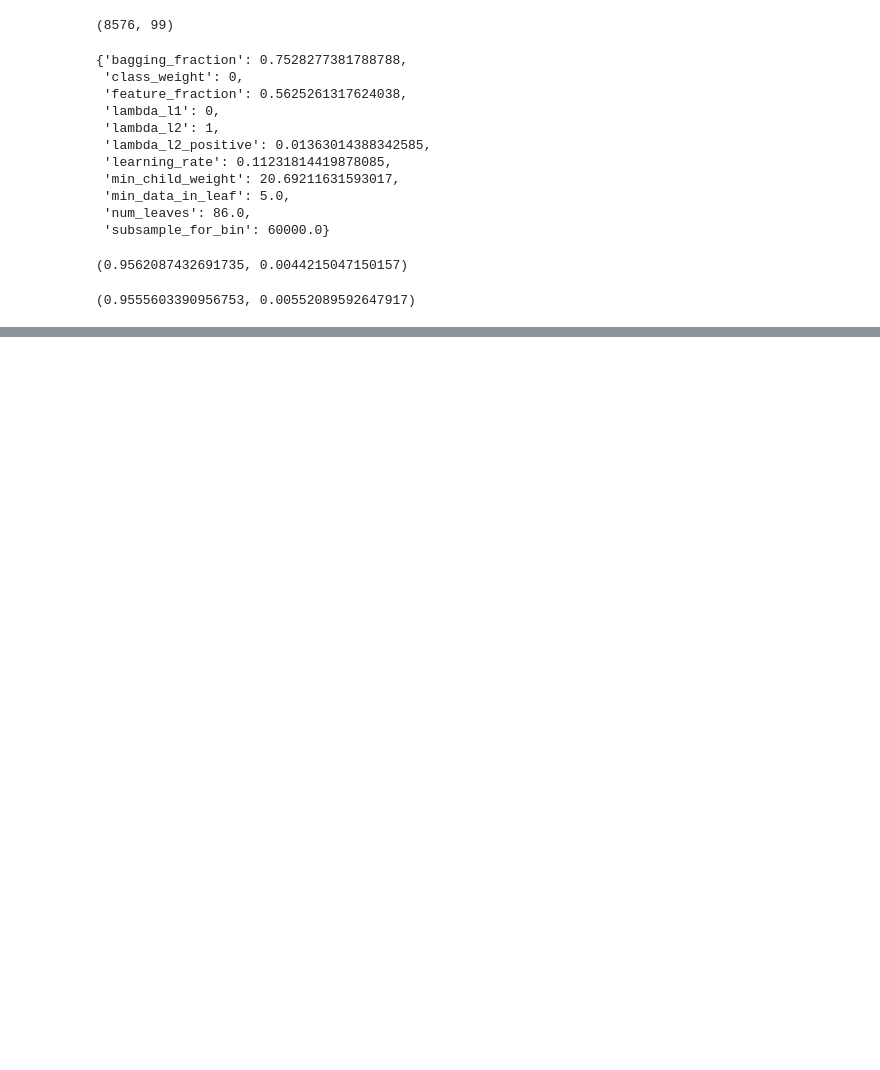
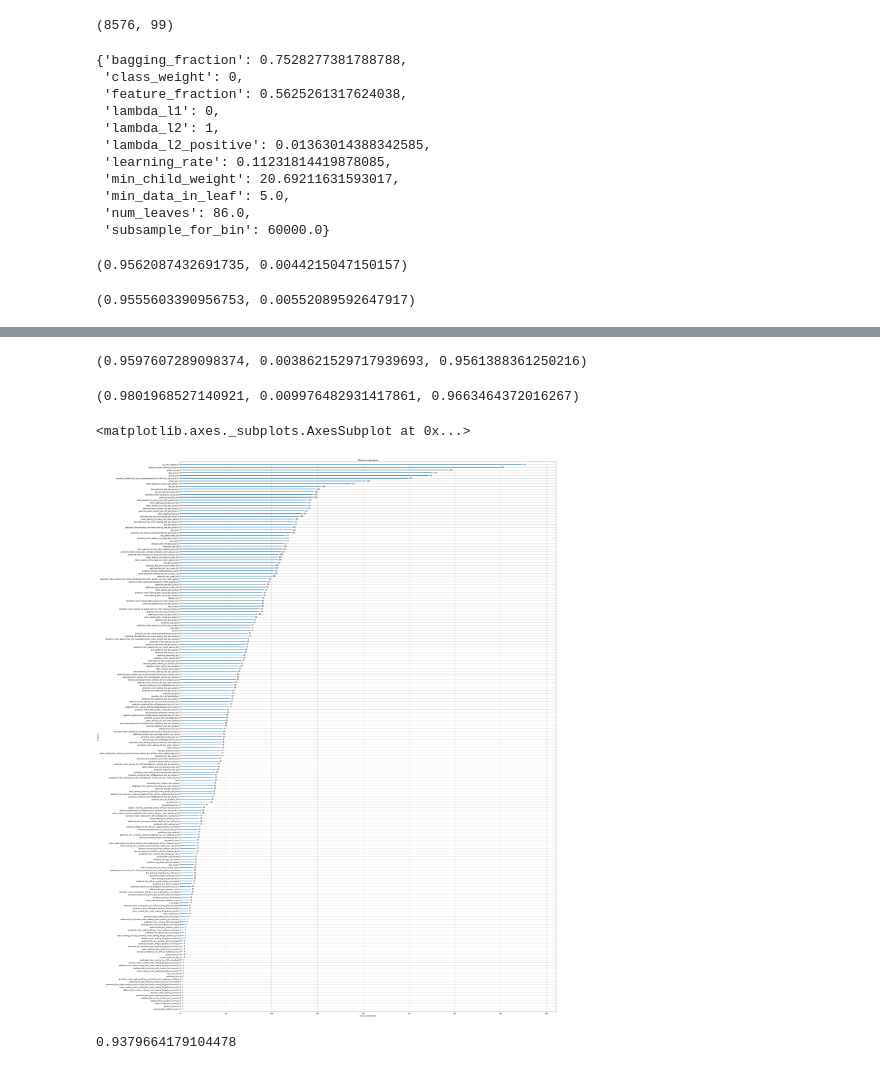
Before and after one commit to heshanpadmasiri/ride-fare, a Jupyter notebook: lightGBM.ipynb, the cells around one changed output, grey strips where cells are left out. Cells and saved outputs as stored; diff of their text form; code cells hidden in the pictures; blank space fills up the shorter version.

```diff
--- a/lightGBM.ipynb
+++ b/lightGBM.ipynb
@@ -27,6 +28,7 @@ test_df = pd.read_csv('test_df_final.csv')
 submission_df = pd.read_csv('sample_submission.csv')
 # %%
 train_df = train_df.fillna(value=0)
+train_df_balanced = train_df_balanced.fillna(value=0)
 test_df = test_df.fillna(value=0)
 # %%
 train_df.head()
@@ -260,0 +267,32 @@ stacking_train_df.to_csv('stacking_train_df.csv',index=False)
+# %%
+features = test_df.columns
+df_train_X = train_df[features]
+df_test_X = test_df[features]
+df_train_balanced_X = train_df_balanced[features]
+y = train_df['label'].values
+y_balanced = train_df_balanced['label'].values
+# %%
+params = {
+    'objective':'binary',
+    'learning_rate':0.05,
+    'seed':0,
+    'metric':'f1'
+}
+# %%
+validation_scores = []
+balanced_scores = []
+models = []
+folds = 3
+skf = StratifiedKFold(n_splits=folds)
+preds = np.zeros(df_test_X.shape[0])
+for train_index, test_index in skf.split(df_train_X, y):
+    X_train, X_test = df_train_X.iloc[train_index,:], df_train_X.iloc[test_index,:]
+    y_train, y_test = y[train_index], y[test_index]
+    train = lgb.Dataset(X_train,y_train)
+    valid = lgb.Dataset(X_test,y_test)
+    evals_result = {}
+    model = lgb.train(params, train,num_boost_round=1000,early_stopping_rounds=50, valid_sets=valid,feval=lgb_f1_score, evals_result=evals_result,verbose_eval=True)
+    validation_scores.append(f1_score(y_test,np.round(model.predict(X_test)),average='micro'))
+    balanced_scores.append(f1_score(y_balanced,np.round(model.predict(df_train_balanced_X)),average='micro'))
+    models.append(model)
+    preds += np.round(model.predict(df_test_X))
@@ -260,0 +317,21 @@ stacking_train_df.to_csv('stacking_train_df.csv',index=False)
+# %%
+np.mean(validation_scores), np.std(validation_scores), np.min(validation_scores)
+# %% [output]
+(0.9597607289098374, 0.0038621529717939693, 0.9561388361250216)
+# %%
+np.mean(balanced_scores), np.std(balanced_scores), np.min(balanced_scores)
+# %% [output]
+(0.9801968527140921, 0.009976482931417861, 0.9663464372016267)
+# %%
+best_model = models[np.argmax(validation_scores)]
+
+fig, ax = plt.subplots(figsize=(40, 60))
+lgb.plot_importance(best_model,ax=ax)
+# %% [output]
+<matplotlib.axes._subplots.AxesSubplot at 0x...>
+[figure, added]
+# %%
+submission_df['prediction'] = np.where(preds > 2.0, 1, 0)
+submission_df['prediction'].sum() / submission_df.shape[0]
+# %% [output]
+0.9379664179104478
```
Also changed, not shown: parts of 6 cells of this notebook, 4 other files.
